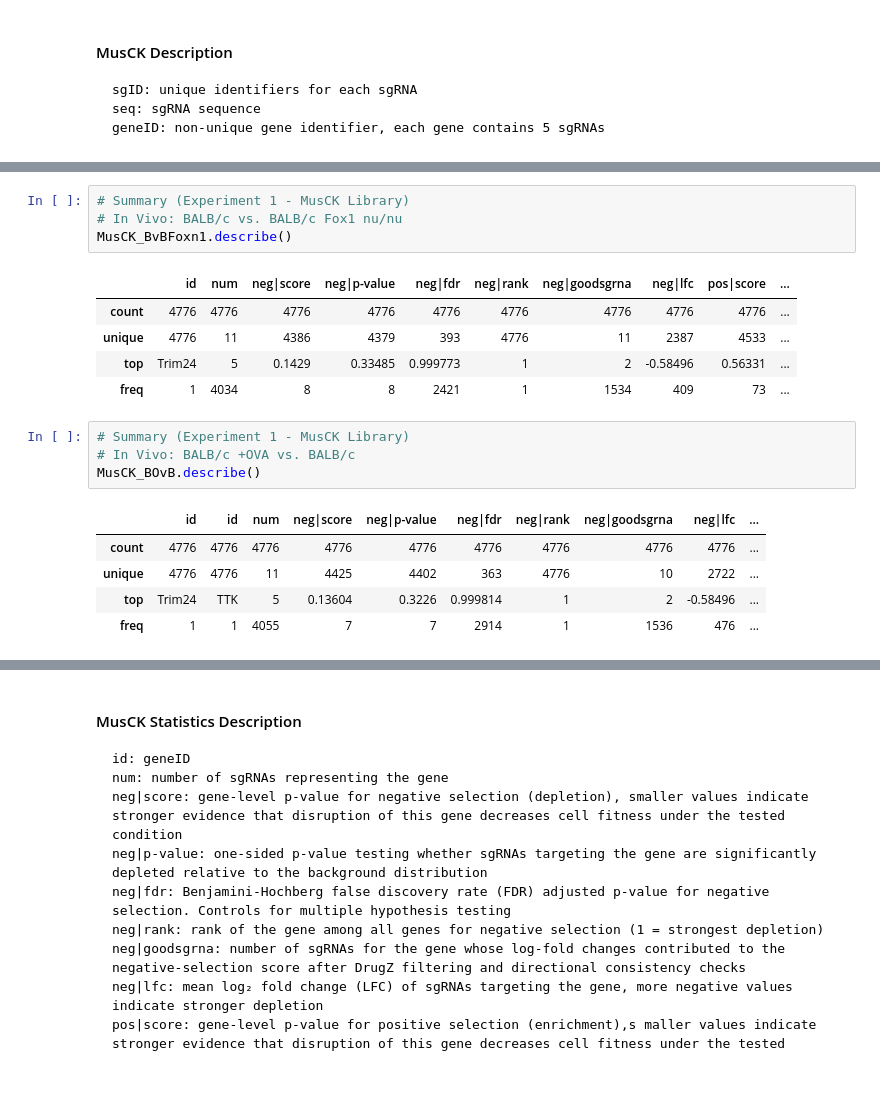
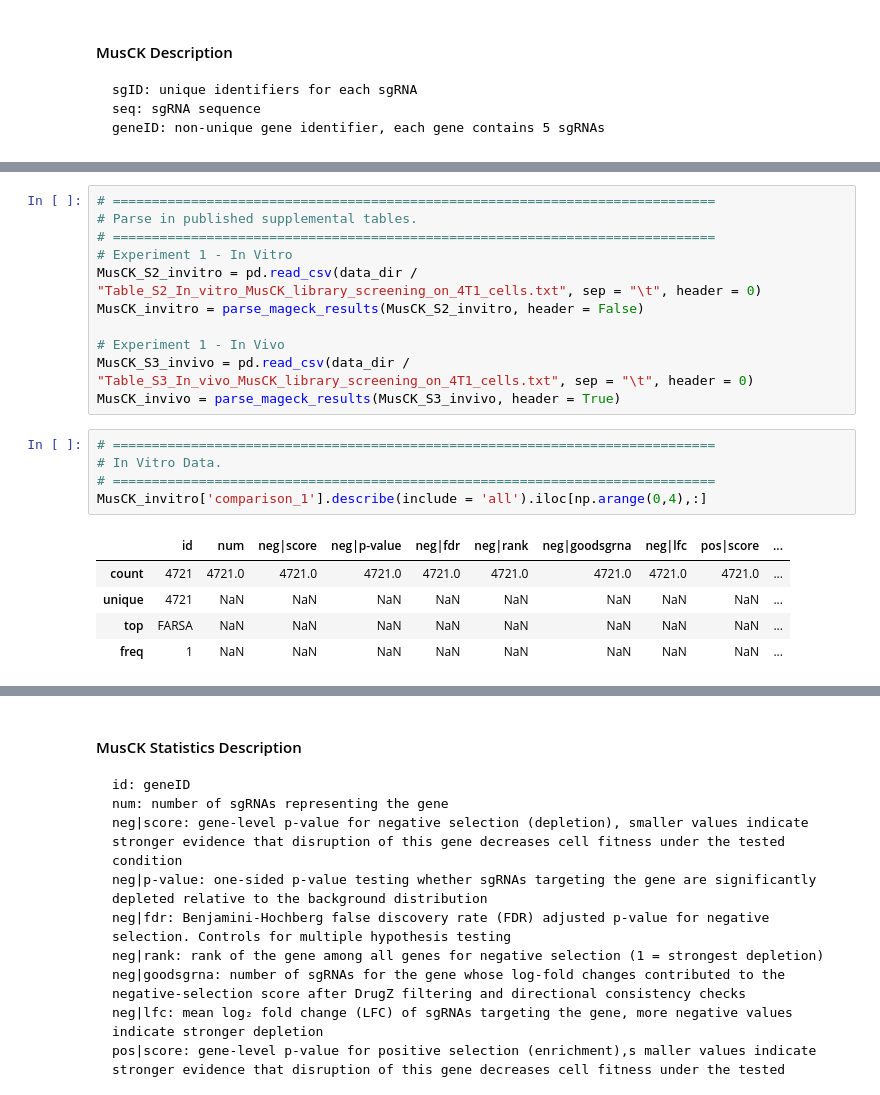
Before and after one commit to AWEyre7147/mouse-crispr-cop1-cell2021-replication, a Jupyter notebook: notebooks/Cop1-E3ligase-2021.ipynb, the cells around one changed output, grey strips where cells are left out. Saved outputs shown, nothing was run; the diff lists cells and outputs as text.

```diff
--- a/notebooks/Cop1-E3ligase-2021.ipynb
+++ b/notebooks/Cop1-E3ligase-2021.ipynb
@@ -153,20 +131,22 @@ MusCK_invitro.describe()
-# %%
-# Summary (Experiment 1 - MusCK Library)
-# In Vivo: BALB/c vs. BALB/c Fox1 nu/nu
-MusCK_BvBFoxn1.describe()
-# %% [output]
-|  | id | num | neg|score | neg|p-value | neg|fdr | neg|rank | neg|goodsgrna | neg|lfc | pos|score | ... |
-| count | 4776 | 4776 | 4776 | 4776 | 4776 | 4776 | 4776 | 4776 | 4776 | ... |
-| unique | 4776 | 11 | 4386 | 4379 | 393 | 4776 | 11 | 2387 | 4533 | ... |
-| top | Trim24 | 5 | 0.1429 | 0.33485 | 0.999773 | 1 | 2 | -0.58496 | 0.56331 | ... |
-| freq | 1 | 4034 | 8 | 8 | 2421 | 1 | 1534 | 409 | 73 | ... |
-# %%
-# Summary (Experiment 1 - MusCK Library)
-# In Vivo: BALB/c +OVA vs. BALB/c
-MusCK_BOvB.describe()
-# %% [output]
-|  | id | id | num | neg|score | neg|p-value | neg|fdr | neg|rank | neg|goodsgrna | neg|lfc | ... |
-| count | 4776 | 4776 | 4776 | 4776 | 4776 | 4776 | 4776 | 4776 | 4776 | ... |
-| unique | 4776 | 4776 | 11 | 4425 | 4402 | 363 | 4776 | 10 | 2722 | ... |
-| top | Trim24 | TTK | 5 | 0.13604 | 0.3226 | 0.999814 | 1 | 2 | -0.58496 | ... |
-| freq | 1 | 1 | 4055 | 7 | 7 | 2914 | 1 | 1536 | 476 | ... |
+# %%
+# =============================================================================
+# Parse in published supplemental tables.
+# =============================================================================
+# Experiment 1 - In Vitro
+MusCK_S2_invitro = pd.read_csv(data_dir / "Table_S2_In_vitro_MusCK_library_screening_on_4T1_cells.txt", sep = "\t", header = 0)
+MusCK_invitro = parse_mageck_results(MusCK_S2_invitro, header = False)
+
+# Experiment 1 - In Vivo
+MusCK_S3_invivo = pd.read_csv(data_dir / "Table_S3_In_vivo_MusCK_library_screening_on_4T1_cells.txt", sep = "\t", header = 0)
+MusCK_invivo = parse_mageck_results(MusCK_S3_invivo, header = True)
+# %%
+# =============================================================================
+# In Vitro Data.
+# =============================================================================
+MusCK_invitro['comparison_1'].describe(include = 'all').iloc[np.arange(0,4),:]
+# %% [output]
+|  | id | num | neg|score | neg|p-value | neg|fdr | neg|rank | neg|goodsgrna | neg|lfc | pos|score | ... |
+| count | 4721 | 4721.0 | 4721.0 | 4721.0 | 4721.0 | 4721.0 | 4721.0 | 4721.0 | 4721.0 | ... |
+| unique | 4721 | NaN | NaN | NaN | NaN | NaN | NaN | NaN | NaN | ... |
+| top | FARSA | NaN | NaN | NaN | NaN | NaN | NaN | NaN | NaN | ... |
+| freq | 1 | NaN | NaN | NaN | NaN | NaN | NaN | NaN | NaN | ... |
```
Also changed, not shown: parts of 15 cells of this notebook.
